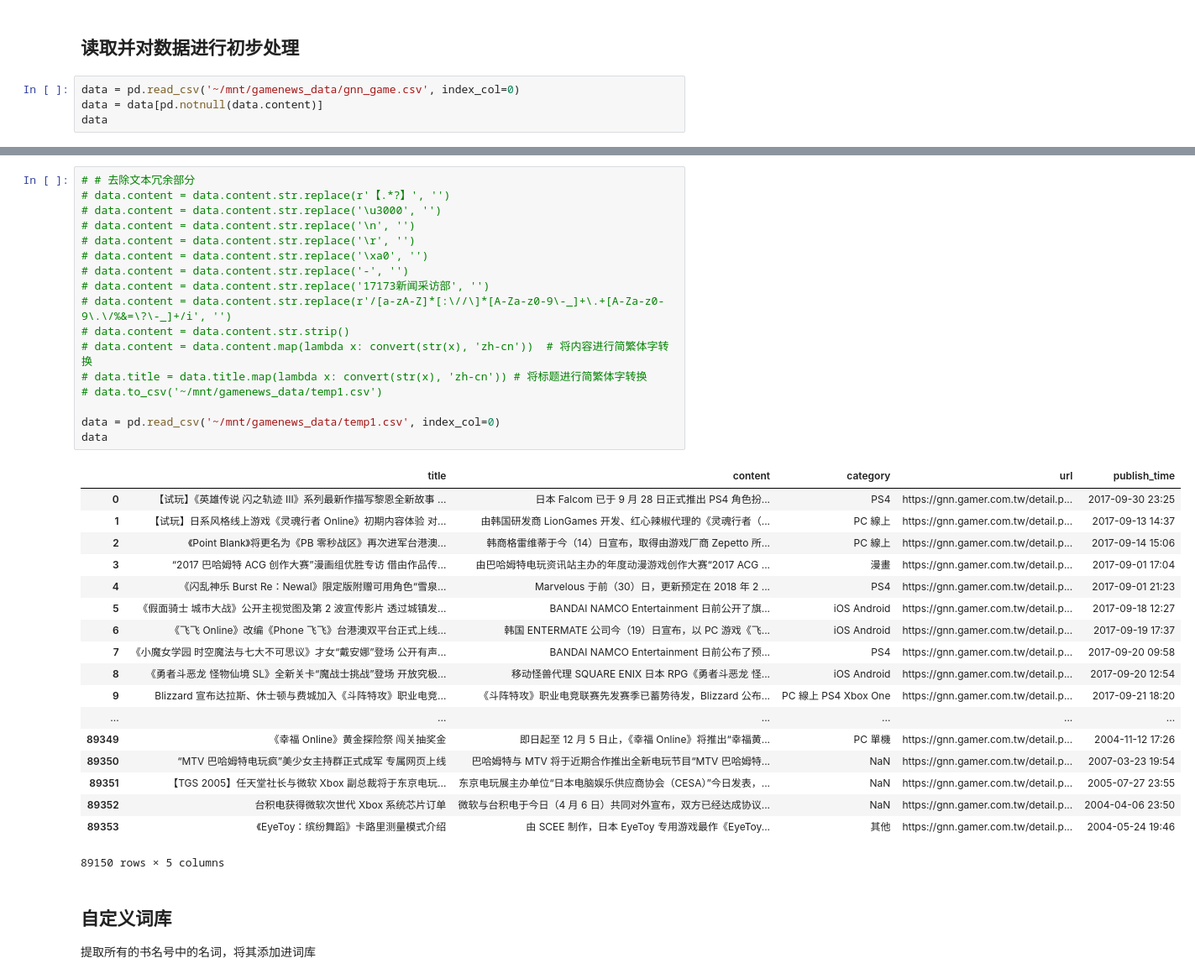
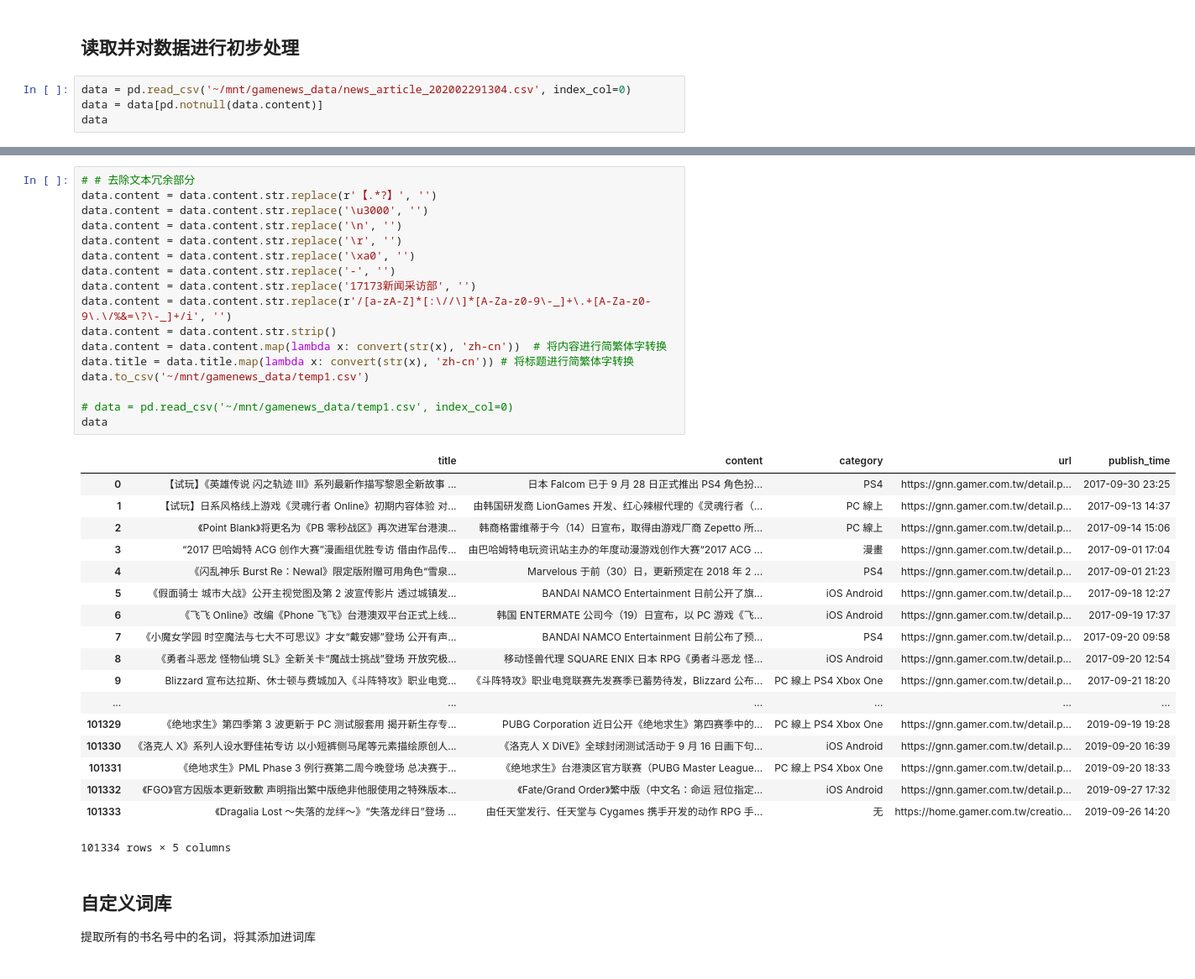
Before and after one commit to game-news/analysis, a Jupyter notebook: gnn_analysis.ipynb, the cells around one changed output, grey strips where cells are left out. Shown at 84% size. Saved outputs shown, nothing was run; the diff lists cells and outputs as text.

```diff
--- a/gnn_analysis.ipynb
+++ b/gnn_analysis.ipynb
@@ -41,7 +78,7 @@ from sklearn.cluster import KMeans
 # %% [markdown]
 ## 读取并对数据进行初步处理
 # %%
-data = pd.read_csv('~/mnt/gamenews_data/gnn_game.csv', index_col=0)
+data = pd.read_csv('~/mnt/gamenews_data/news_article_202002291304.csv', index_col=0)
 data = data[pd.notnull(data.content)]
 data
 # %% [output]
@@ -74,40 +112,40 @@ publish_time    89150
 dtype: int64
 # %%
 # # 去除文本冗余部分
-# data.content = data.content.str.replace(r'【.*?】', '')
-# data.content = data.content.str.replace('\u3000', '')
-# data.content = data.content.str.replace('\n', '')
-# data.content = data.content.str.replace('\r', '')
-# data.content = data.content.str.replace('\xa0', '')
-# data.content = data.content.str.replace('-', '')
-# data.content = data.content.str.replace('17173新闻采访部', '')
-# data.content = data.content.str.replace(r'/[a-zA-Z]*[:\//\]*[A-Za-z0-9\-_]+\.+[A-Za-z0-9\.\/%&=\?\-_]+/i', '')
-# data.content = data.content.str.strip()
-# data.content = data.content.map(lambda x: convert(str(x), 'zh-cn'))  # 将内容进行简繁体字转换
-# data.title = data.title.map(lambda x: convert(str(x), 'zh-cn')) # 将标题进行简繁体字转换
-# data.to_csv('~/mnt/gamenews_data/temp1.csv')
+data.content = data.content.str.replace(r'【.*?】', '')
+data.content = data.content.str.replace('\u3000', '')
+data.content = data.content.str.replace('\n', '')
+data.content = data.content.str.replace('\r', '')
+data.content = data.content.str.replace('\xa0', '')
+data.content = data.content.str.replace('-', '')
+data.content = data.content.str.replace('17173新闻采访部', '')
+data.content = data.content.str.replace(r'/[a-zA-Z]*[:\//\]*[A-Za-z0-9\-_]+\.+[A-Za-z0-9\.\/%&=\?\-_]+/i', '')
+data.content = data.content.str.strip()
+data.content = data.content.map(lambda x: convert(str(x), 'zh-cn'))  # 将内容进行简繁体字转换
+data.title = data.title.map(lambda x: convert(str(x), 'zh-cn')) # 将标题进行简繁体字转换
+data.to_csv('~/mnt/gamenews_data/temp1.csv')
 
-data = pd.read_csv('~/mnt/gamenews_data/temp1.csv', index_col=0)
+# data = pd.read_csv('~/mnt/gamenews_data/temp1.csv', index_col=0)
 data
 # %% [output]
 |  | title | content | category | url | publish_time |
 | 0 | 【试玩】《英雄传说 闪之轨迹 III》系列最新作描写黎恩全新故事 ... | 日本 Falcom 已于 9 月 28 日正式推出 PS4 角色扮... | PS4 | https://gnn.gamer.com.tw/detail.p... | 2017-09-30 23:25 |
 | 1 | 【试玩】日系风格线上游戏《灵魂行者 Online》初期内容体验 对... | 由韩国研发商 LionGames 开发、红心辣椒代理的《灵魂行者（... | PC 線上 | https://gnn.gamer.com.tw/detail.p... | 2017-09-13 14:37 |
 | 2 | 《Point Blank》将更名为《PB 零秒战区》再次进军台港澳... | 韩商格雷维蒂于今（14）日宣布，取得由游戏厂商 Zepetto 所... | PC 線上 | https://gnn.gamer.com.tw/detail.p... | 2017-09-14 15:06 |
 | 3 | “2017 巴哈姆特 ACG 创作大赛”漫画组优胜专访 借由作品传... | 由巴哈姆特电玩资讯站主办的年度动漫游戏创作大赛“2017 ACG ... | 漫畫 | https://gnn.gamer.com.tw/detail.p... | 2017-09-01 17:04 |
 | 4 | 《闪乱神乐 Burst Re：Newal》限定版附赠可用角色“雪泉... | Marvelous 于前（30）日，更新预定在 2018 年 2 ... | PS4 | https://gnn.gamer.com.tw/detail.p... | 2017-09-01 21:23 |
 | 5 | 《假面骑士 城市大战》公开主视觉图及第 2 波宣传影片 透过城镇发... | BANDAI NAMCO Entertainment 日前公开了旗... | iOS Android | https://gnn.gamer.com.tw/detail.p... | 2017-09-18 12:27 |
 | 6 | 《飞飞 Online》改编《Phone 飞飞》台港澳双平台正式上线... | 韩国 ENTERMATE 公司今（19）日宣布，以 PC 游戏《飞... | iOS Android | https://gnn.gamer.com.tw/detail.p... | 2017-09-19 17:37 |
 | 7 | 《小魔女学园 时空魔法与七大不可思议》才女“戴安娜”登场 公开有声... | BANDAI NAMCO Entertainment 日前公布了预... | PS4 | https://gnn.gamer.com.tw/detail.p... | 2017-09-20 09:58 |
 | 8 | 《勇者斗恶龙 怪物仙境 SL》全新关卡“魔战士挑战”登场 开放究极... | 移动怪兽代理 SQUARE ENIX 日本 RPG《勇者斗恶龙 怪... | iOS Android | https://gnn.gamer.com.tw/detail.p... | 2017-09-20 12:54 |
 | 9 | Blizzard 宣布达拉斯、休士顿与费城加入《斗阵特攻》职业电竞... | 《斗阵特攻》职业电竞联赛先发赛季已蓄势待发，Blizzard 公布... | PC 線上 PS4 Xbox One | https://gnn.gamer.com.tw/detail.p... | 2017-09-21 18:20 |
 | ... | ... | ... | ... | ... | ... |
-| 89349 | 《幸福 Online》黄金探险祭 闯关抽奖金 | 即日起至 12 月 5 日止，《幸福 Online》将推出“幸福黄... | PC 單機 | https://gnn.gamer.com.tw/detail.p... | 2004-11-12 17:26 |
-| 89350 | “MTV 巴哈姆特电玩疯”美少女主持群正式成军 专属网页上线 | 巴哈姆特与 MTV 将于近期合作推出全新电玩节目“MTV 巴哈姆特... | NaN | https://gnn.gamer.com.tw/detail.p... | 2007-03-23 19:54 |
-| 89351 | 【TGS 2005】任天堂社长与微软 Xbox 副总裁将于东京电玩... | 东京电玩展主办单位“日本电脑娱乐供应商协会（CESA）”今日发表，... | NaN | https://gnn.gamer.com.tw/detail.p... | 2005-07-27 23:55 |
-| 89352 | 台积电获得微软次世代 Xbox 系统芯片订单 | 微软与台积电于今日（4 月 6 日）共同对外宣布，双方已经达成协议... | NaN | https://gnn.gamer.com.tw/detail.p... | 2004-04-06 23:50 |
-| 89353 | 《EyeToy：缤纷舞蹈》卡路里测量模式介绍 | 由 SCEE 制作，日本 EyeToy 专用游戏最作《EyeToy... | 其他 | https://gnn.gamer.com.tw/detail.p... | 2004-05-24 19:46 |
+| 101329 | 《绝地求生》第四季第 3 波更新于 PC 测试服套用 揭开新生存专... | PUBG Corporation 近日公开《绝地求生》第四赛季中的... | PC 線上 PS4 Xbox One | https://gnn.gamer.com.tw/detail.p... | 2019-09-19 19:28 |
+| 101330 | 《洛克人 X》系列人设水野佳祐专访 以小短裤侧马尾等元素描绘原创人... | 《洛克人 X DiVE》全球封闭测试活动于 9 月 16 日画下句... | iOS Android | https://gnn.gamer.com.tw/detail.p... | 2019-09-20 16:39 |
+| 101331 | 《绝地求生》PML Phase 3 例行赛第二周今晚登场 总决赛于... | 《绝地求生》台港澳区官方联赛（PUBG Master League... | PC 線上 PS4 Xbox One | https://gnn.gamer.com.tw/detail.p... | 2019-09-20 18:33 |
+| 101332 | 《FGO》官方因版本更新致歉 声明指出繁中版绝非他服使用之特殊版本... | 《Fate/Grand Order》繁中版（中文名：命运 冠位指定... | iOS Android | https://gnn.gamer.com.tw/detail.p... | 2019-09-27 17:32 |
+| 101333 | 《Dragalia Lost ～失落的龙绊～》“失落龙绊日”登场 ... | 由任天堂发行、任天堂与 Cygames 携手开发的动作 RPG 手... | 无 | https://home.gamer.com.tw/creatio... | 2019-09-26 14:20 |
-89150 rows × 5 columns
+101334 rows × 5 columns
 # %% [markdown]
 ## 自定义词库
 提取所有的书名号中的名词，将其添加进词库
```
Also changed, not shown: parts of 14 cells of this notebook, 1 other file.
